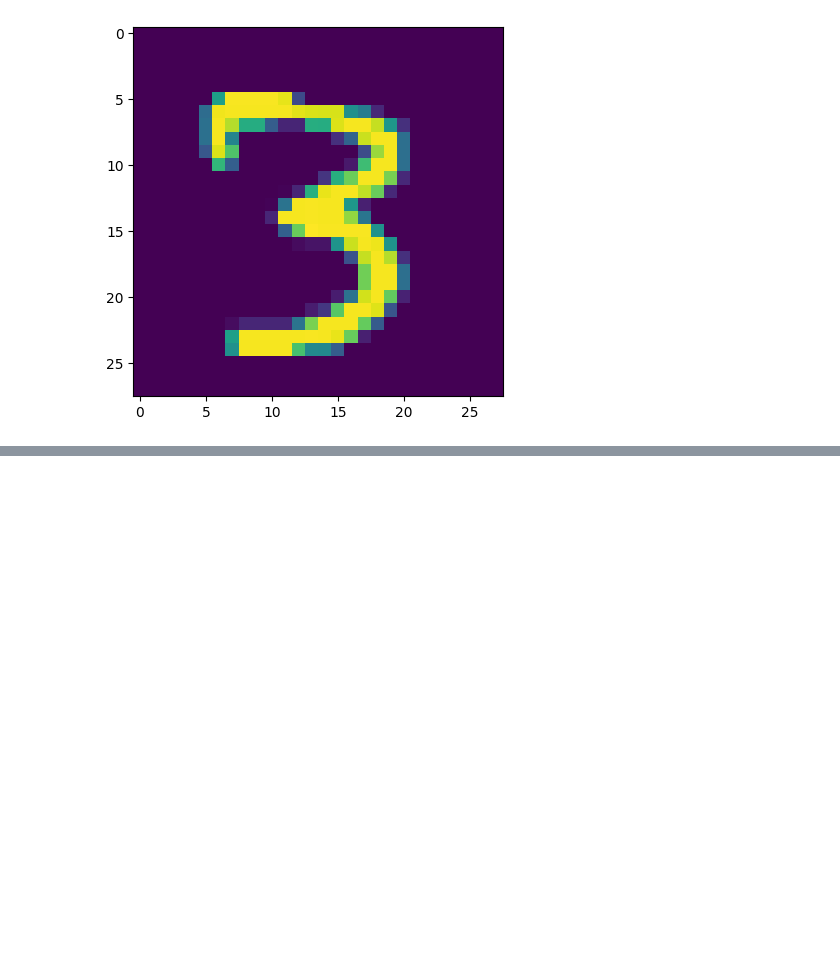
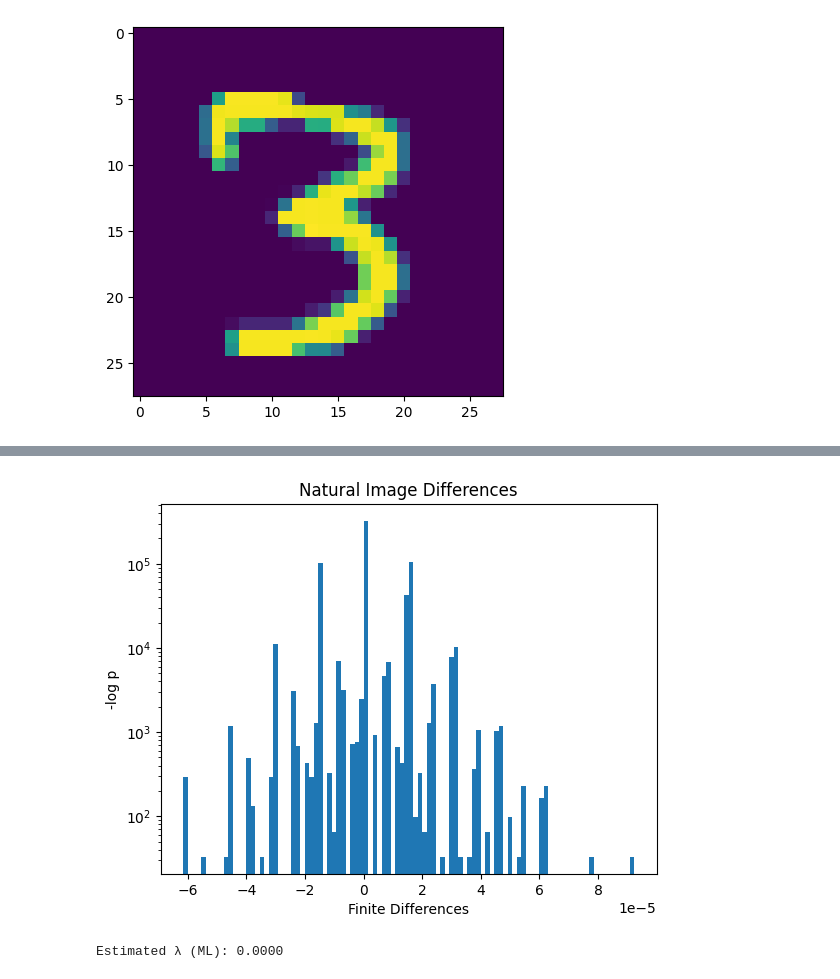
Before and after one commit to AnumahAdeizaStephen/Learning-Pytorch, a Jupyter notebook: Online_learning_of_Pytorch.ipynb, the cells around one changed output, grey strips where cells are left out. Drawn from its saved outputs; the diff is of its cells as text; code cells hidden in the pictures; blank space fills up the shorter version.

```diff
--- a/Online_learning_of_Pytorch.ipynb
+++ b/Online_learning_of_Pytorch.ipynb
@@ -729,0 +798,51 @@ tensor(4)
+# %%
+from skimage import io
+import glob
+from skimage.color import rgb2gray
+from skimage.util import view_as_windows
+
+def load_natural_patches(N=10, size=100):
+    paths = glob.glob('/content/2092.jpg')
+    patches = []
+    for path in paths:
+        image = rgb2gray(io.imread(path))  # grayscale
+        image = image / 255.0
+        if image.shape[0] >= size and image.shape[1] >= size:
+            patch = image[:size, :size]
+            patches.append(patch)
+        if len(patches) == N:
+            break
+    return patches
+
+natural_patches = load_natural_patches()
+# %%
+def plot_patch_diffs(patches, title='Natural Image Differences'):
+    diffs = []
+    for p in patches:
+        p = np.array(p)
+        diffs.append(p[1:, :] - p[:-1, :])
+        diffs.append(p[:, 1:] - p[:, :-1])
+    all_diffs = np.concatenate([d.flatten() for d in diffs])
+    plt.hist(all_diffs, bins=100, density=True)
+    plt.yscale('log')
+    plt.title(title)
+    plt.xlabel('Finite Differences')
+    plt.ylabel('-log p')
+    plt.show()
+    return all_diffs
+
+natural_diffs = plot_patch_diffs(natural_patches)
+# %% [output]
+[figure, added]
+# %%
+def tv_np(x):
+    dx = np.abs(x[1:, :] - x[:-1, :])
+    dy = np.abs(x[:, 1:] - x[:, :-1])
+    return np.sum(dx) + np.sum(dy)
+
+d = np.mean([tv_np(patch) for patch in natural_patches])
+expected_tv = np.mean([tv_np(s[0, 0].numpy()) for s in samples])
+λ_ml = d / expected_tv
+print(f"Estimated λ (ML): {λ_ml:.4f}")
+# %% [output]
+Estimated λ (ML): 0.0000
```
Also changed, not shown: parts of 18 cells of this notebook.
